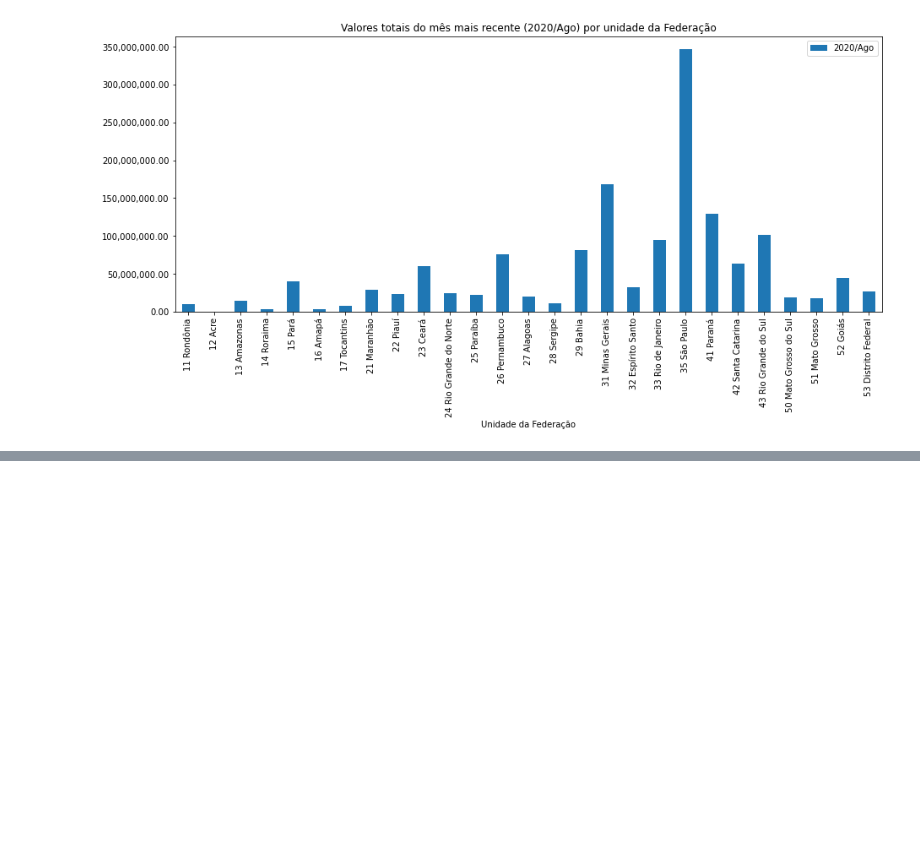
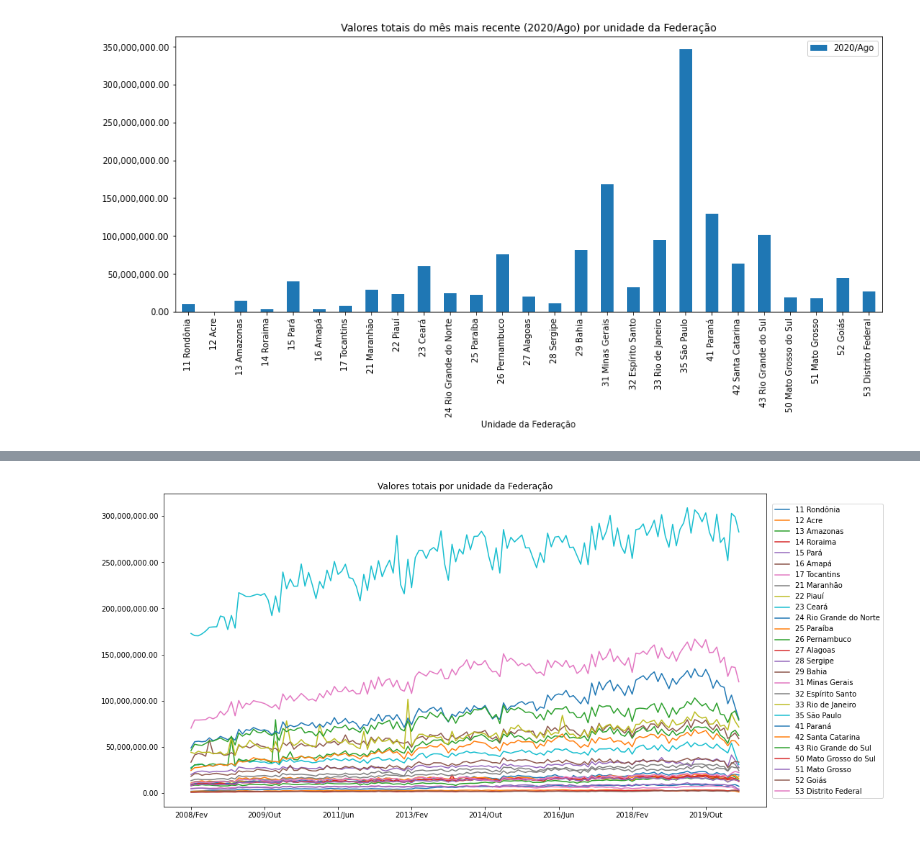
Before and after one commit to BrunoASNascimento/bootcamp-datascience-alura, a Jupyter notebook: modulo_01.ipynb, the cells around one changed output, grey strips where cells are left out. Cells and saved outputs as stored; diff of their text form; code cells hidden in the pictures; blank space fills up the shorter version.

```diff
--- a/modulo_01.ipynb
+++ b/modulo_01.ipynb
@@ -90,0 +177,5 @@ plt.show()
+# %%
+usable_columns = data_atendimento.dropna(axis='columns').columns.to_list()[7:]
+usable_columns.insert(0,"Unidade da Federação")
+usable_data = data_atendimento[usable_columns]
+usable_data.head()
@@ -90,0 +190,3 @@ plt.show()
+# %%
+usable_data.set_index("Unidade da Federação",inplace=True)
+usable_data.head()
@@ -90,0 +202,3 @@ plt.show()
+# %%
+usable_data.drop("Total",axis=1,inplace=True,errors='ignore')
+usable_data.head()
@@ -90,0 +231,8 @@ plt.show()
+# %%
+ax =usable_data.T.plot(figsize=(15,8))
+ax.yaxis.set_major_formatter(ticker.StrMethodFormatter("{x:,.2f}"))
+plt.title(f"Valores totais por unidade da Federação")
+plt.legend(loc='upper right',bbox_to_anchor=(1.20, 0.98))
+plt.show()
+# %% [output]
+[figure, added]
```
Also changed, not shown: parts of 23 cells of this notebook.
